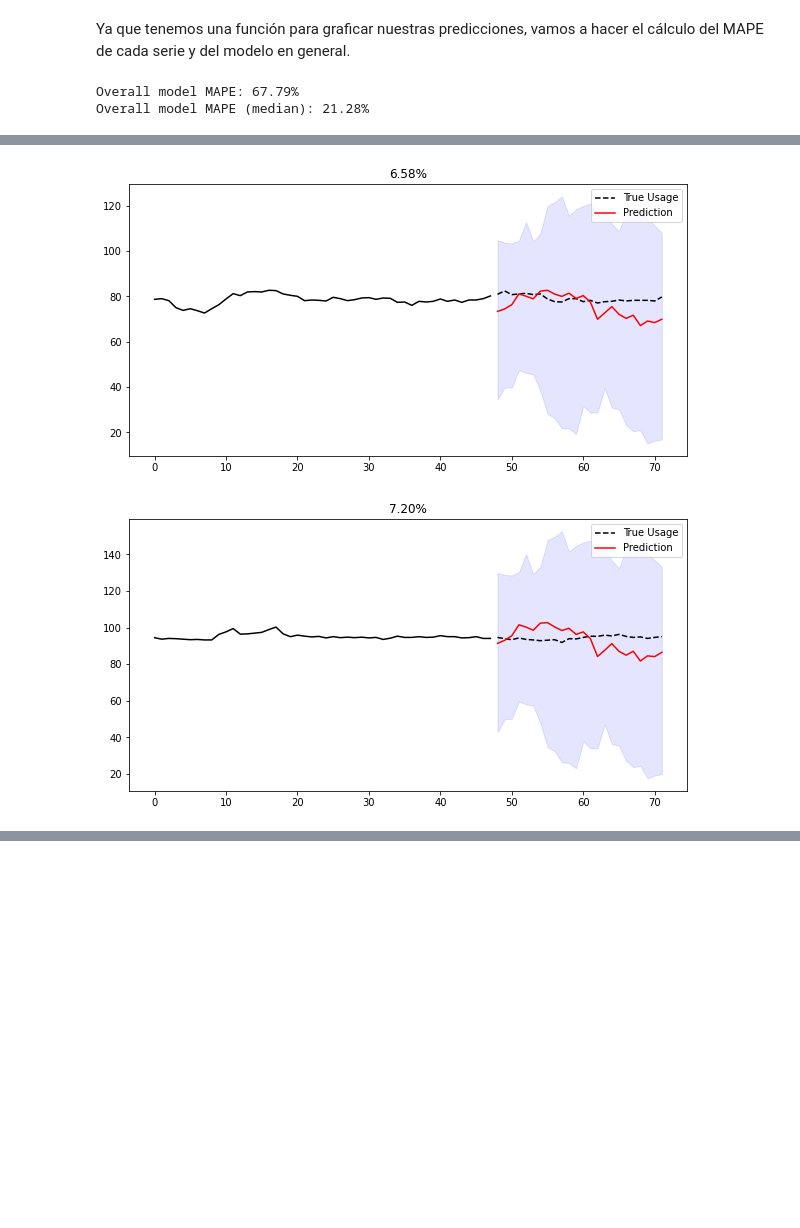
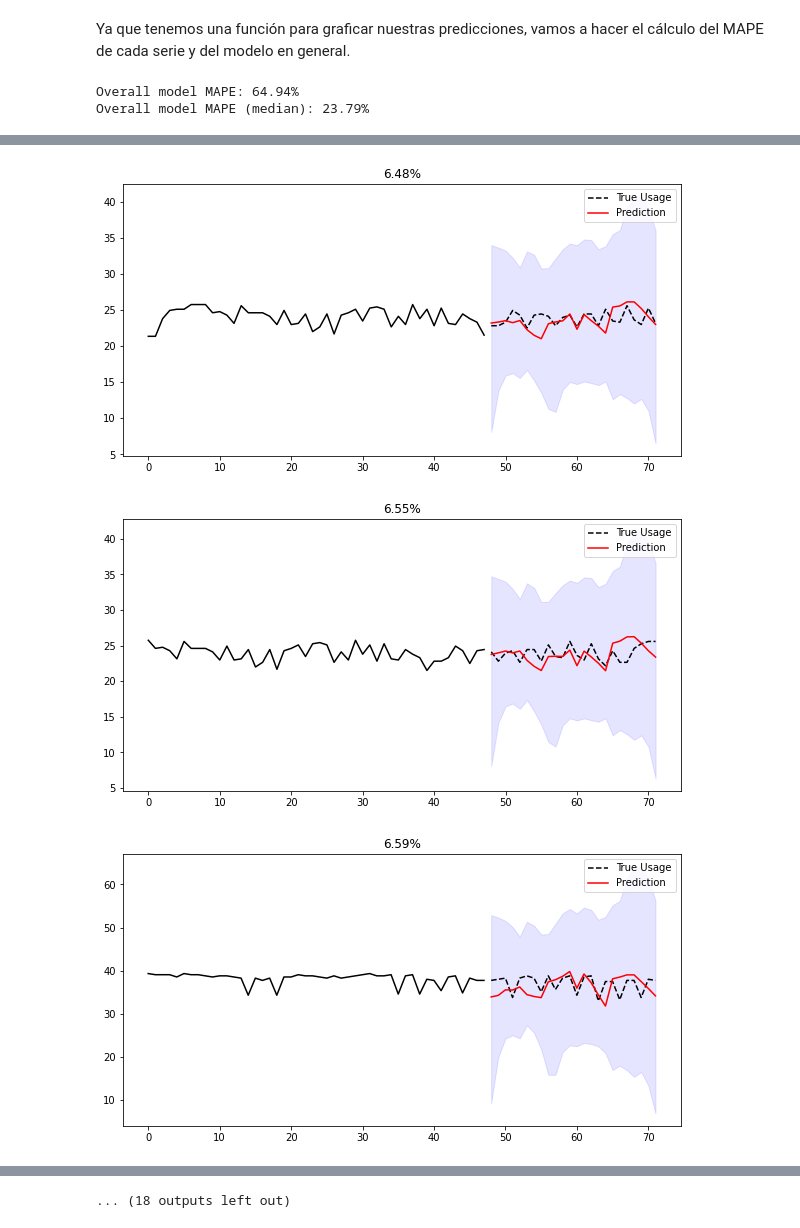
Before and after one commit to juancop/URDeepLearning, a Jupyter notebook: Forecasting/Pronóstico Probabilístico.ipynb, the cells around one changed output, grey strips where cells are left out. Saved outputs shown, nothing was run; the diff lists cells and outputs as text; code cells hidden in the pictures; blank space fills up the shorter version.

Commit message:
better model

```diff
--- a/Forecasting/Pronóstico Probabilístico.ipynb
+++ b/Forecasting/Pronóstico Probabilístico.ipynb
@@ -299,7 +301,7 @@ def load_dataset(path_to_features, path_to_labels):
     labels = np.load(path_to_labels)
 
     assert features.shape[0] == labels.shape[0]
-    dataset = tf.data.Dataset.from_tensor_slices((features, labels)).batch(256)
+    dataset = tf.data.Dataset.from_tensor_slices((features, labels)).batch(32)
     return dataset
 # %%
 train_features = os.path.join('data', 'input_train.npy')
@@ -345,12 +347,10 @@ percentiles = len(PERCENTILES)
 model = tf.keras.models.Sequential([
                 ### TU CÓDIGO AQUÍ ###
                 # Define la arquitectura de red que quieras utilizar, no definas la capa de salida
-
-                tf.keras.layers.LSTM(128, return_sequences=True, activation='relu'),
+                tf.keras.layers.LSTM(256, return_sequences=True, activation='relu'),
                 tf.keras.layers.Dropout(0.05),
-                tf.keras.layers.LSTM(64, return_sequences=True, activation='relu'),
+                tf.keras.layers.LSTM(128, return_sequences=False, activation='relu'),
                 tf.keras.layers.Dropout(0.05),
-                tf.keras.layers.LSTM(32, return_sequences=False, activation='relu'),
 
                 ### TERMINA ###
                 tf.keras.layers.Dense(OUT_STEPS*percentiles, kernel_initializer=tf.initializers.zeros()),
@@ -382,21 +382,23 @@ checkpoints_callback = tf.keras.callbacks.ModelCheckpoint(filepath=checkpoint_pa
 ### TU CÓDIGO AQUÍ
 # Define tu Early Stopping Callback
 
-earlystopping_callback = tf.keras.callbacks.EarlyStopping(monitor='val_loss', patience=5)
+earlystopping_callback = tf.keras.callbacks.EarlyStopping(monitor='val_loss', patience=10)
 
 ### TERMINA
 # %%
 ### TU CÓDIGO AQUÍ
 # Define el otpimizador que vas a utilizar y sus parámetros
+
+
 optimizer = tf.optimizers.Adam(learning_rate=0.001)
 
 ### TERMINA
 
-EPOCHS = 50
+EPOCHS = 200
 
 model.compile(
       optimizer=optimizer,
-      loss=QuantileLoss(),# tf.losses.MeanSquaredError(),
+      loss=QuantileLoss(PERCENTILES),# tf.losses.MeanSquaredError(),
 
     )
 # %%
@@ -539,10 +541,10 @@ def plot_ranked(Y_true, Y_pred, X, mape, best = True, top = 5, exponent = True):
 # %%
 mape_list = compute_mape(Y, Y_hat, exponent = False)
 # %% [output]
-Overall model MAPE: 67.79%
-Overall model MAPE (median): 21.28%
+Overall model MAPE: 64.94%
+Overall model MAPE (median): 23.79%
 # %%
-plot_ranked(Y, Y_hat, X, mape_list, exponent = False)
+plot_ranked(Y, Y_hat, X, mape_list, exponent = False, top = 30)
 
 #plot_predictions(X, Y, Y_hat, 28)
 # %% [output]
@@ -552,2 +554,3 @@ plot_ranked(Y, Y_hat, X, mape_list, exponent = False)
-[figure, old version]
+[figure, new version]
-[figure, old version]
+[figure, new version]
+[figure, added]
@@ -554,3 +563,4 @@ plot_ranked(Y, Y_hat, X, mape_list, exponent = False)
+... (18 outputs left out)
 # %%
 plot_ranked(Y, Y_hat, X, mape_list, exponent = False, best = False)
 
```
Also changed, not shown: parts of 8 cells of this notebook.
